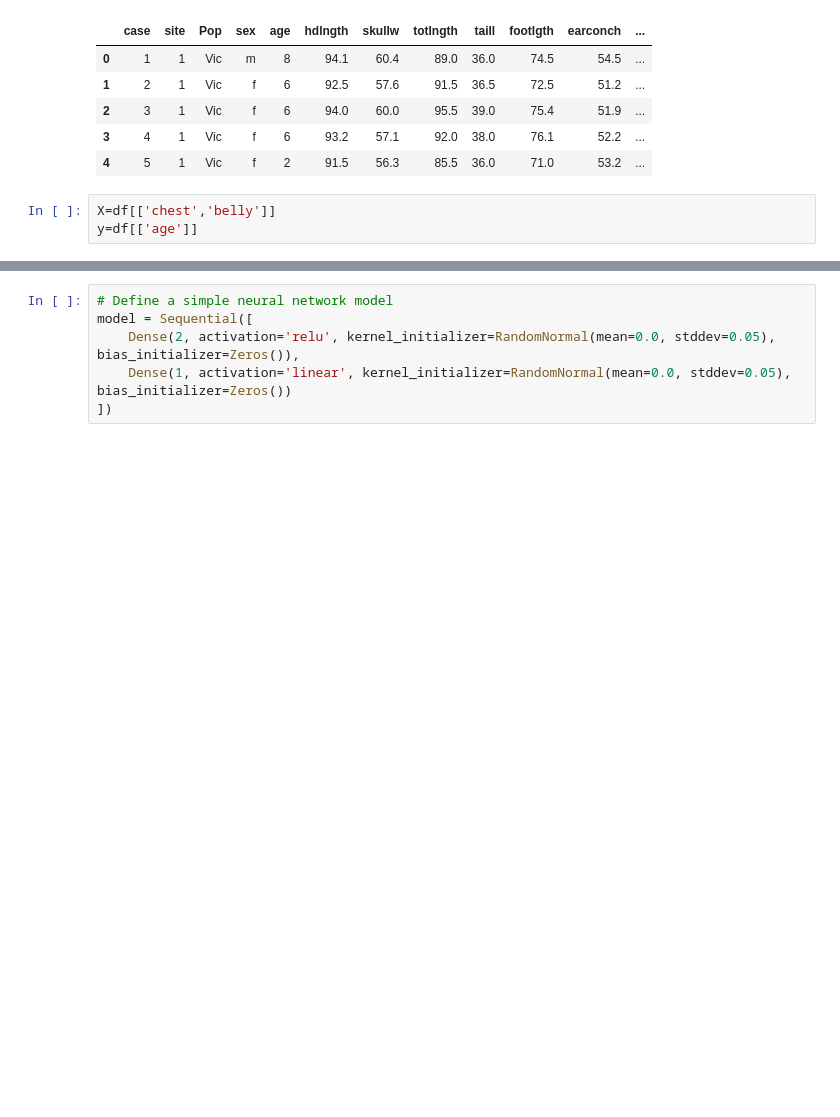
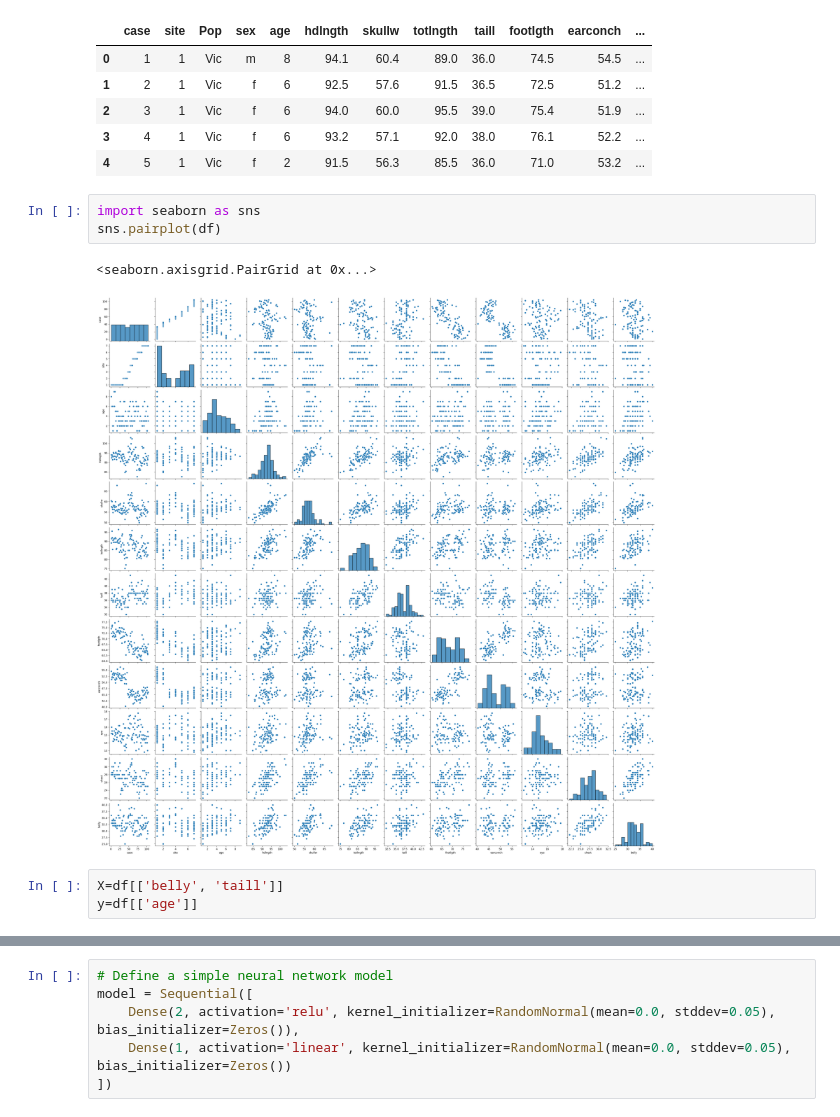
Before and after one commit to magitz/possum, a Jupyter notebook: possum_network.ipynb, the cells around one changed output, grey strips where cells are left out. Cells and saved outputs as stored; diff of their text form; blank space fills up the shorter version.

```diff
--- a/possum_network.ipynb
+++ b/possum_network.ipynb
@@ -19,6 +19,12 @@ df.head()
 | 2 | 3 | 1 | Vic | f | 6 | 94.0 | 60.0 | 95.5 | 39.0 | 75.4 | 51.9 | ... |
 | 3 | 4 | 1 | Vic | f | 6 | 93.2 | 57.1 | 92.0 | 38.0 | 76.1 | 52.2 | ... |
 | 4 | 5 | 1 | Vic | f | 2 | 91.5 | 56.3 | 85.5 | 36.0 | 71.0 | 53.2 | ... |
+# %%
+import seaborn as sns
+sns.pairplot(df)
+# %% [output]
+<seaborn.axisgrid.PairGrid at 0x...>
+[figure, added]
 # %%
-X=df[['chest','belly']]
+X=df[['belly', 'taill']]
 y=df[['age']]
```
Also changed, not shown: parts of 8 cells of this notebook.
